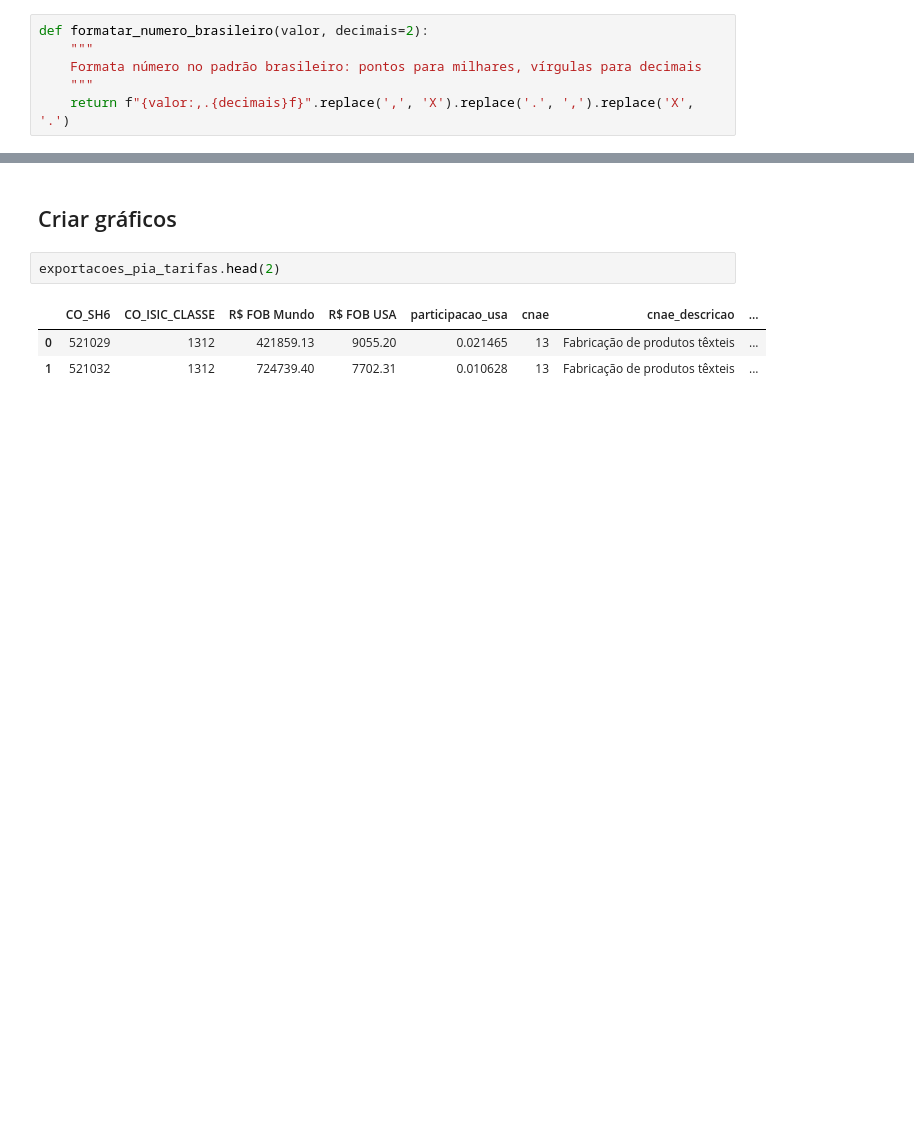
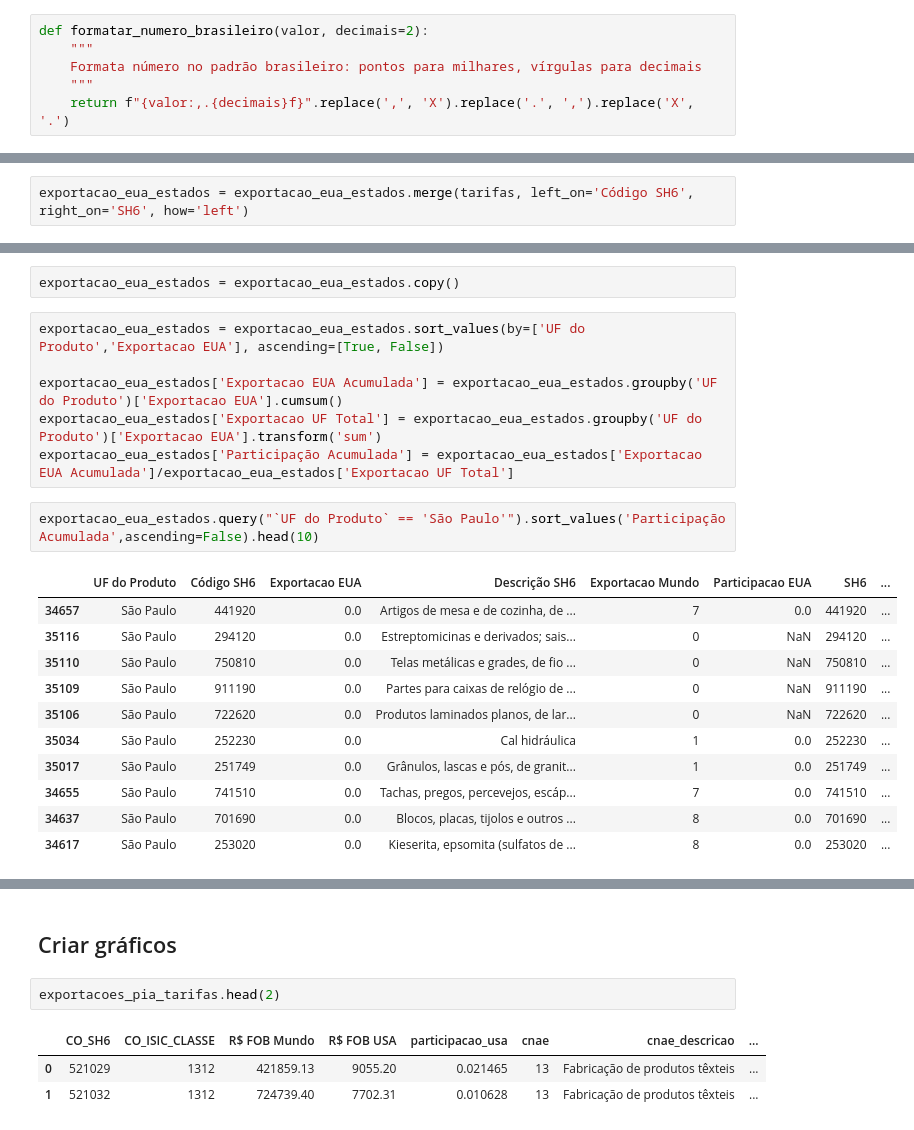
Before and after one commit to amiltonmendes/analise_insumo_produto, a Jupyter notebook: Priorização Setores.ipynb, the cells around one changed output, grey strips where cells are left out. Drawn from its saved outputs; the diff is of its cells as text; blank space fills up the shorter version.

```diff
--- a/Priorização Setores.ipynb
+++ b/Priorização Setores.ipynb
@@ -470,0 +461,2 @@ def formatar_numero_brasileiro(valor, decimais=2):
+# %%
+exportacao_eua_estados = exportacao_eua_estados.merge(tarifas, left_on='Código SH6', right_on='SH6', how='left')
@@ -528,3 +676,25 @@ def cria_relatorio(df_exportacoes_pia_tarifas,percentual_exp_producao=0.05,perce
 
 
     document.save('./Outputs/final/relatório_exportacoes.docx')
+# %%
+exportacao_eua_estados = exportacao_eua_estados.copy()
+# %%
+exportacao_eua_estados = exportacao_eua_estados.sort_values(by=['UF do Produto','Exportacao EUA'], ascending=[True, False])
+
+exportacao_eua_estados['Exportacao EUA Acumulada'] = exportacao_eua_estados.groupby('UF do Produto')['Exportacao EUA'].cumsum()
+exportacao_eua_estados['Exportacao UF Total'] = exportacao_eua_estados.groupby('UF do Produto')['Exportacao EUA'].transform('sum')
+exportacao_eua_estados['Participação Acumulada'] = exportacao_eua_estados['Exportacao EUA Acumulada']/exportacao_eua_estados['Exportacao UF Total']
+# %%
+exportacao_eua_estados.query("`UF do Produto` == 'São Paulo'").sort_values('Participação Acumulada',ascending=False).head(10)
+# %% [output]
+|  | UF do Produto | Código SH6 | Exportacao EUA | Descrição SH6 | Exportacao Mundo | Participacao EUA | SH6 | ... |
+| 34657 | São Paulo | 441920 | 0.0 | Artigos de mesa e de cozinha, de ... | 7 | 0.0 | 441920 | ... |
+| 35116 | São Paulo | 294120 | 0.0 | Estreptomicinas e derivados; sais... | 0 | NaN | 294120 | ... |
+| 35110 | São Paulo | 750810 | 0.0 | Telas metálicas e grades, de fio ... | 0 | NaN | 750810 | ... |
+| 35109 | São Paulo | 911190 | 0.0 | Partes para caixas de relógio de ... | 0 | NaN | 911190 | ... |
+| 35106 | São Paulo | 722620 | 0.0 | Produtos laminados planos, de lar... | 0 | NaN | 722620 | ... |
+| 35034 | São Paulo | 252230 | 0.0 | Cal hidráulica | 1 | 0.0 | 252230 | ... |
+| 35017 | São Paulo | 251749 | 0.0 | Grânulos, lascas e pós, de granit... | 1 | 0.0 | 251749 | ... |
+| 34655 | São Paulo | 741510 | 0.0 | Tachas, pregos, percevejos, escáp... | 7 | 0.0 | 741510 | ... |
+| 34637 | São Paulo | 701690 | 0.0 | Blocos, placas, tijolos e outros ... | 8 | 0.0 | 701690 | ... |
+| 34617 | São Paulo | 253020 | 0.0 | Kieserita, epsomita (sulfatos de ... | 8 | 0.0 | 253020 | ... |
```
Also changed, not shown: parts of 23 cells of this notebook, 24 other files.
